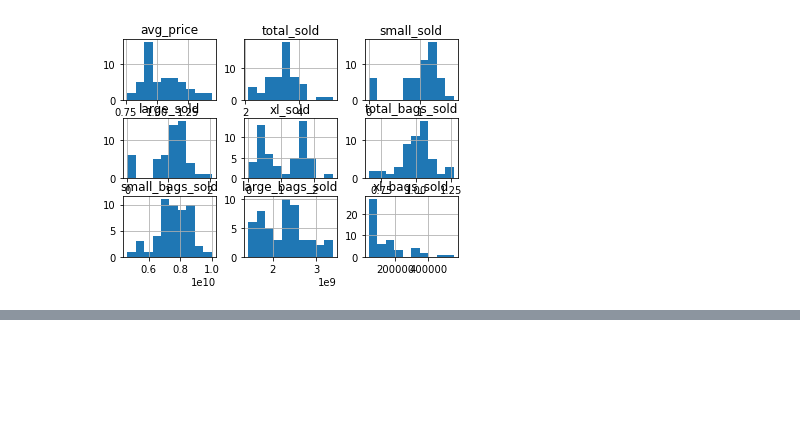
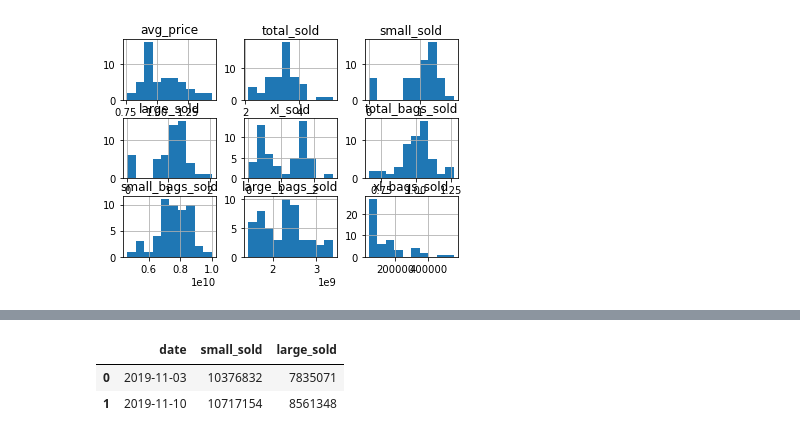
Before and after one commit to edneide/data_manipulation_with_pandas, a Jupyter notebook: 04_visualizacao_de_dados.ipynb, the cells around one changed output, grey strips where cells are left out. Drawn from its saved outputs; the diff is of its cells as text; code cells hidden in the pictures; blank space fills up the shorter version.

```diff
--- a/04_visualizacao_de_dados.ipynb
+++ b/04_visualizacao_de_dados.ipynb
@@ -398,0 +441,16 @@ plt.show()
+# %%
+# Create a list of dictionaries with new data
+avocados_list = [
+    {"date": "2019-11-03", "small_sold": 10376832, "large_sold": 7835071},
+    {"date": "2019-11-10", "small_sold": 10717154, "large_sold": 8561348},
+]
+
+# Convert list into DataFrame
+avocados_2019 = pd.DataFrame(avocados_list)
+
+# Print the new DataFrame
+avocados_2019
+# %% [output]
+|  | date | small_sold | large_sold |
+| 0 | 2019-11-03 | 10376832 | 7835071 |
+| 1 | 2019-11-10 | 10717154 | 8561348 |
```
Also changed, not shown: parts of 14 cells of this notebook.
